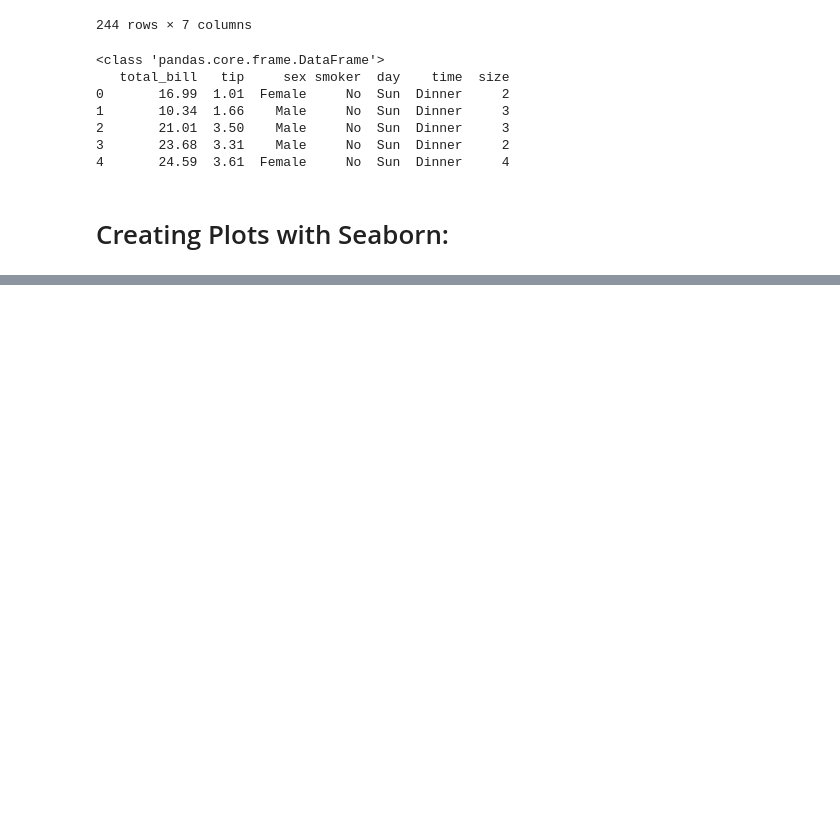
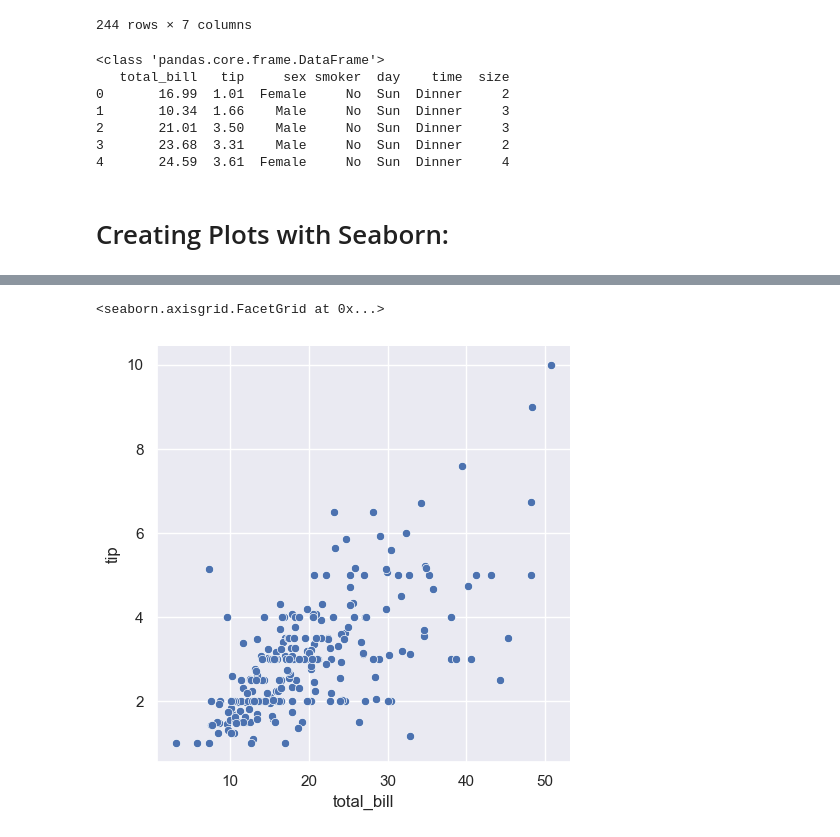
Before and after one commit to SatinderSinghSall/AI-and-Machine-Learning, a Jupyter notebook: 21. Data Visualization - Part 2/Seaborn.ipynb, the cells around one changed output, grey strips where cells are left out. Saved outputs shown, nothing was run; the diff lists cells and outputs as text; code cells hidden in the pictures; blank space fills up the shorter version.

```diff
--- a/21. Data Visualization - Part 2/Seaborn.ipynb
+++ b/21. Data Visualization - Part 2/Seaborn.ipynb
@@ -59,0 +69,11 @@ print(tips.head())
+# %%
+sns.set_theme(style="darkgrid")
+
+sns.relplot(
+    data=tips,
+    x="total_bill",
+    y="tip"
+)
+# %% [output]
+<seaborn.axisgrid.FacetGrid at 0x...>
+[figure, added]
```
Also changed, not shown: parts of 10 cells of this notebook, 1 other file.
